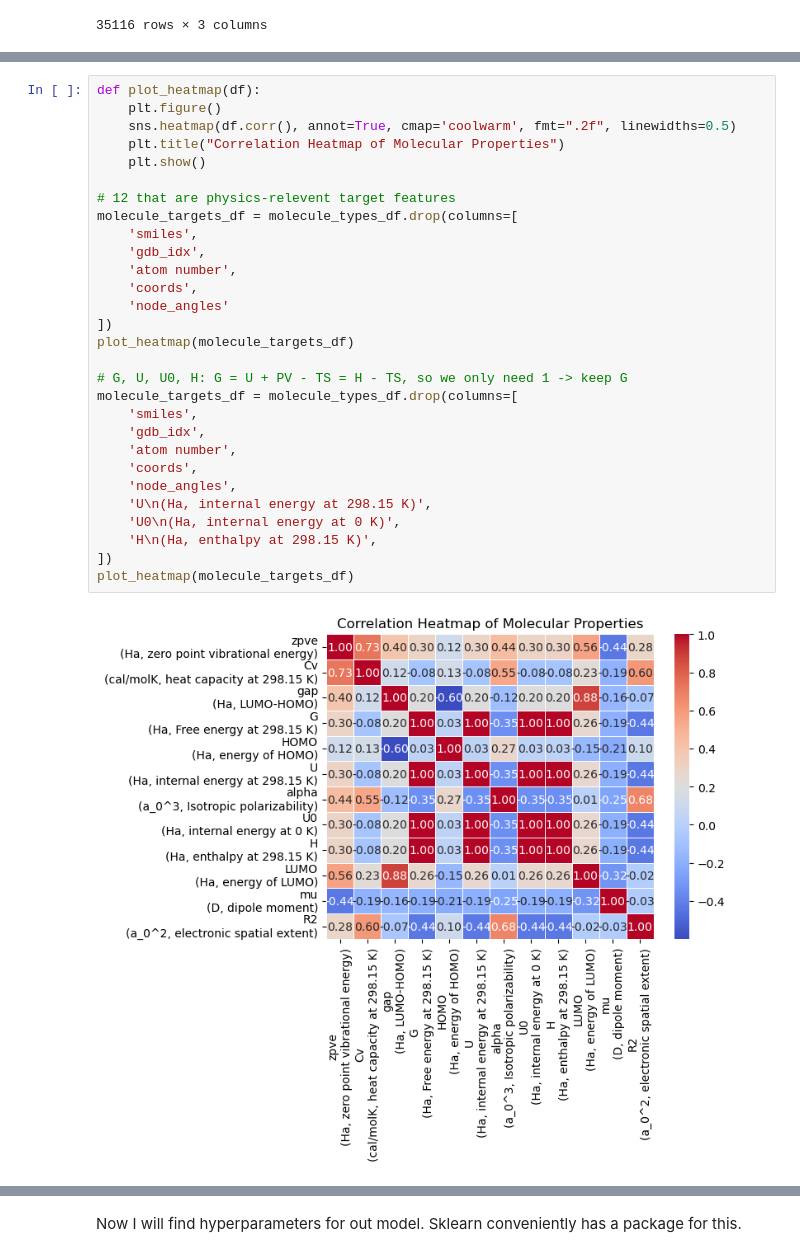
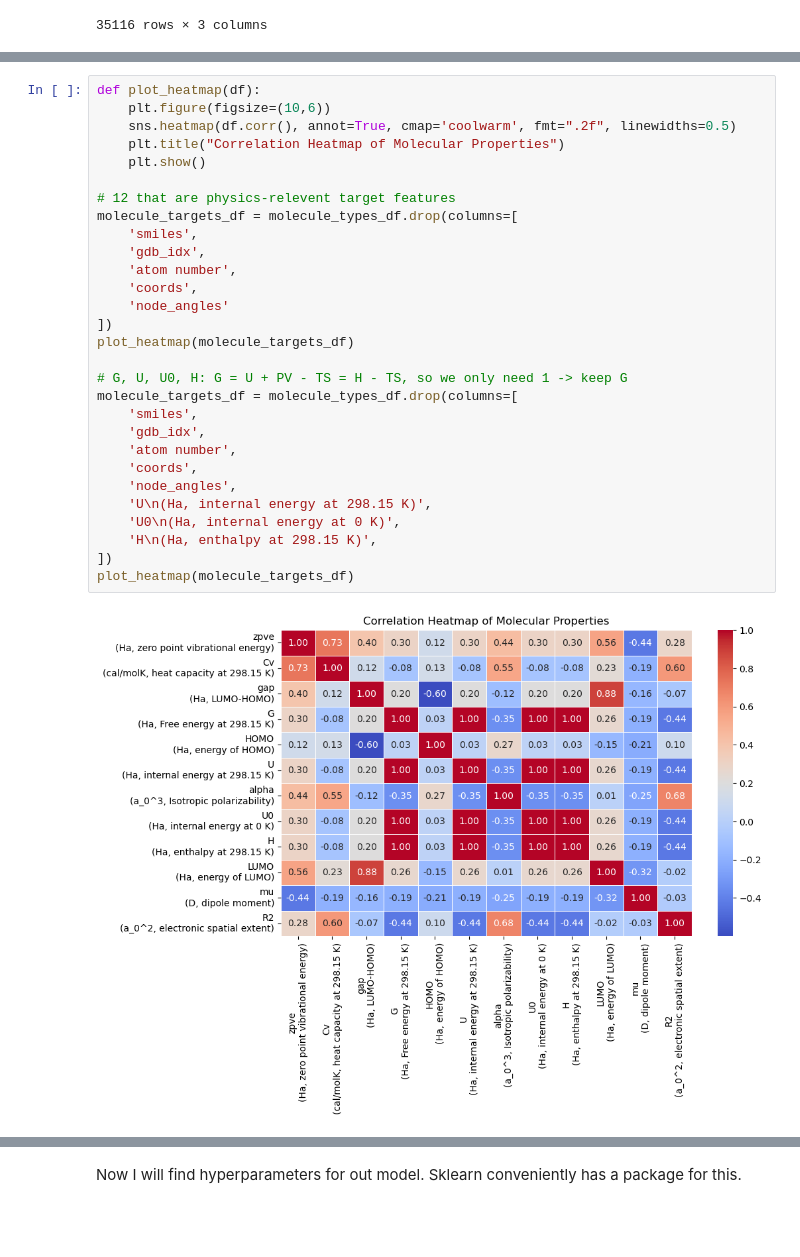
Before and after one commit to joshuatree-hub/Chem-C242-Final-Project-Organic-Reactions, a Jupyter notebook: gnn_development/gnn_and_transformer_final_draft.ipynb, the cells around one changed output, grey strips where cells are left out. Saved outputs shown, nothing was run; the diff lists cells and outputs as text; blank space fills up the shorter version.

```diff
--- a/gnn_development/gnn_and_transformer_final_draft.ipynb
+++ b/gnn_development/gnn_and_transformer_final_draft.ipynb
@@ -103,31 +104,31 @@ Pipeline
 # %%
 def plot_heatmap(df):
-    plt.figure()
+    plt.figure(figsize=(10,6))
     sns.heatmap(df.corr(), annot=True, cmap='coolwarm', fmt=".2f", linewidths=0.5)
     plt.title("Correlation Heatmap of Molecular Properties")
     plt.show()
 
 # 12 that are physics-relevent target features
 molecule_targets_df = molecule_types_df.drop(columns=[
     'smiles',
     'gdb_idx',
     'atom number',
     'coords',
     'node_angles'
 ])
 plot_heatmap(molecule_targets_df)
 
 # G, U, U0, H: G = U + PV - TS = H - TS, so we only need 1 -> keep G
 molecule_targets_df = molecule_types_df.drop(columns=[
     'smiles',
     'gdb_idx',
     'atom number',
     'coords',
     'node_angles',
     'U\n(Ha, internal energy at 298.15 K)',
     'U0\n(Ha, internal energy at 0 K)',
     'H\n(Ha, enthalpy at 298.15 K)',
 ])
 plot_heatmap(molecule_targets_df)
 # %% [output]
-[figure, old version]
+[figure, new version]
```
Also changed, not shown: parts of 43 cells of this notebook, 14 other files.
